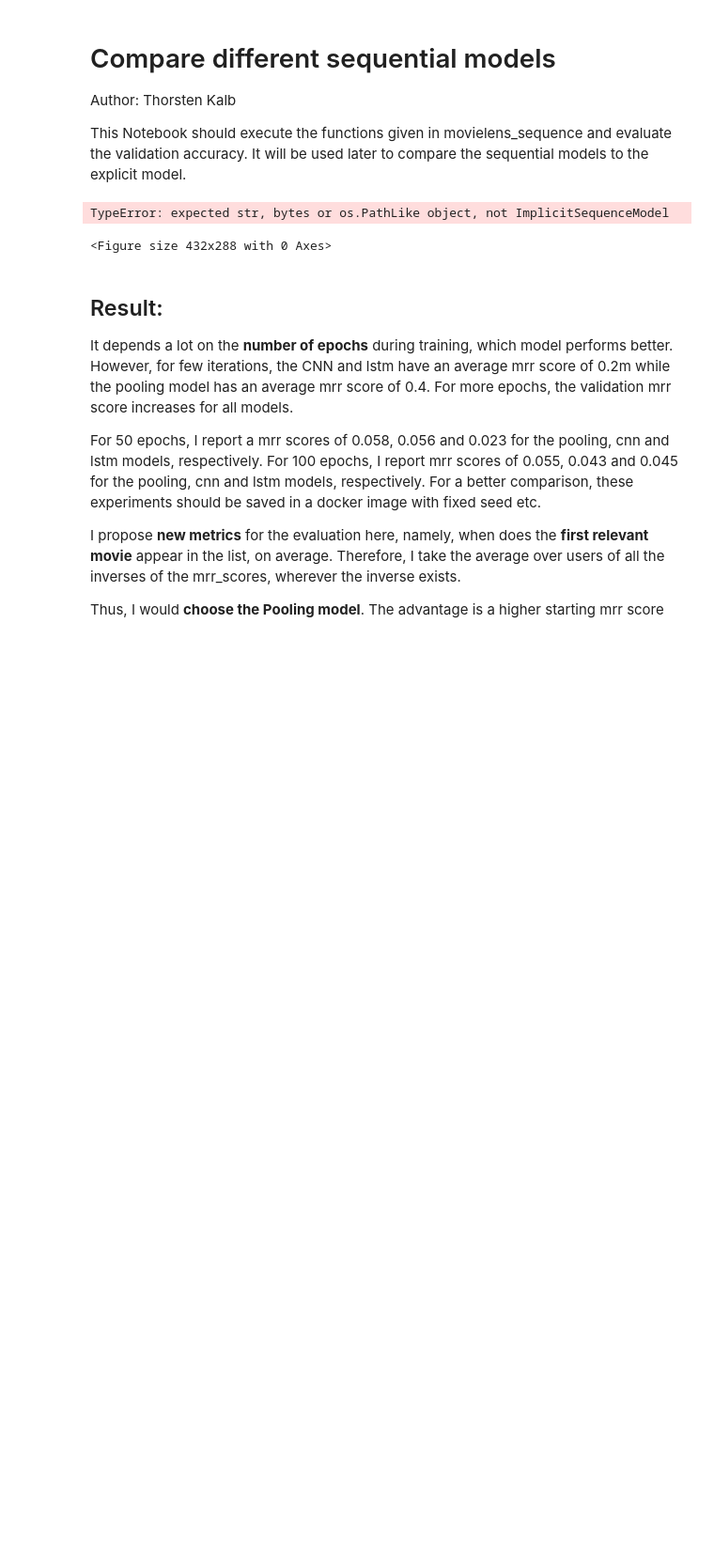
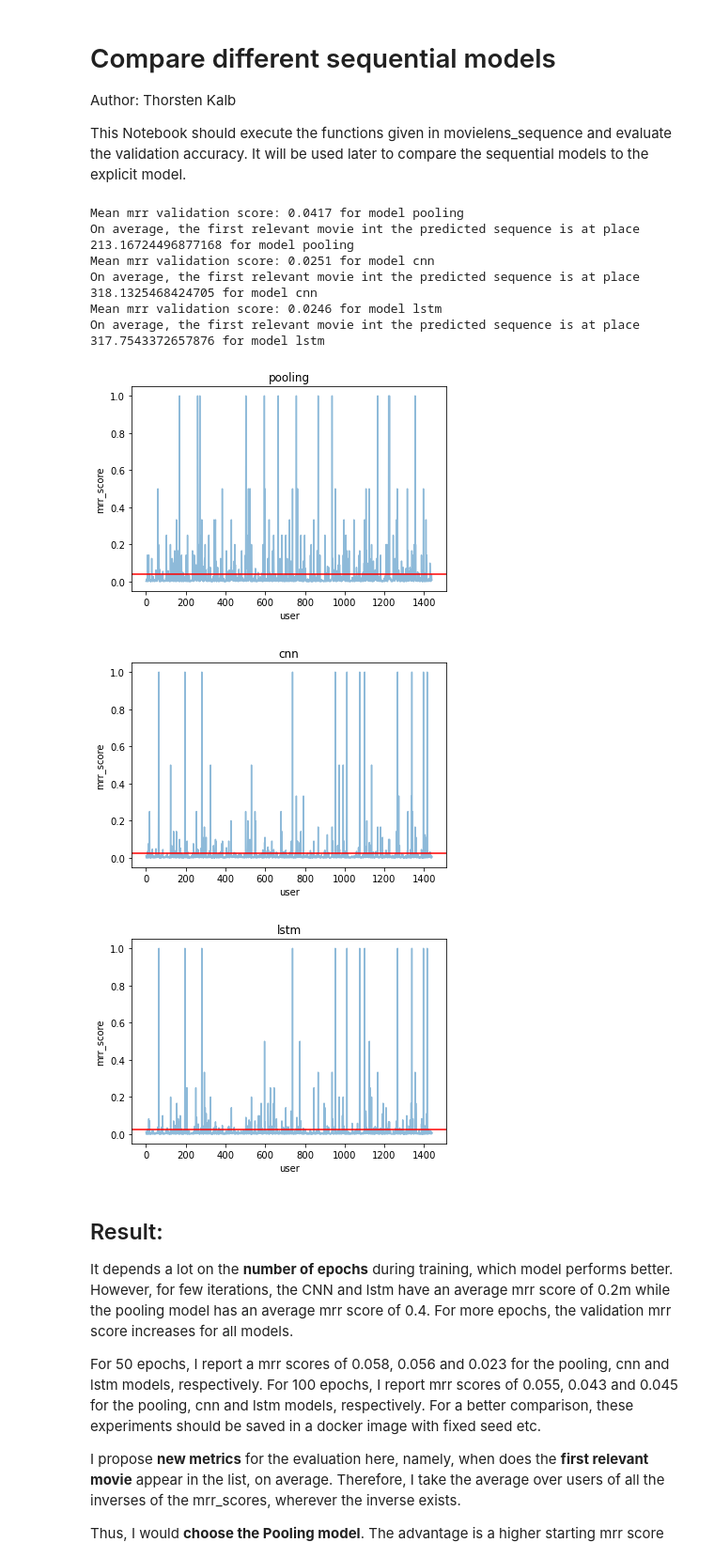
Before and after one commit to maciejkula/spotlight, a Jupyter notebook: examples/movielens_sequence/Compare_Sequential_Models_MLFlow.ipynb, the cells around one changed output. Shown: that part at 94% size. Saved outputs shown, nothing was run; the diff lists cells and outputs as text; code cells hidden in the pictures; blank space fills up the shorter version.

```diff
--- a/examples/movielens_sequence/Compare_Sequential_Models_MLFlow.ipynb
+++ b/examples/movielens_sequence/Compare_Sequential_Models_MLFlow.ipynb
@@ -34,37 +34,44 @@ sequmods = ['pooling','cnn','lstm']
 for repres in sequmods:
     with mlflow.start_run():
         n_iter=1
         loss='bpr'
         model = ImplicitSequenceModel(n_iter=n_iter, #10 #5 #3 #50
                                   representation=repres,
                                   loss=loss)
         model.fit(train)
         mrr = sequence_mrr_score(model, validation)
         fig = plt.figure()
         mean_mrr = np.mean(mrr)
         mean_invmrr = np.mean(1/mrr[mrr>0.0])
         # log the model's parameters in mlflow
         log_param("dataset_name",dataset_name)
         log_param("n_iter",n_iter)
         log_param("loss",loss)
         log_metric("mean_mrr",mean_mrr)
         log_metric("mean_invmrr",mean_invmrr)
         log_param("model type",repres)
-
-        log_artifact("model_object",model)
+        #torch.save(model, "./saved_model")
+        #log_artifact("model_object",model) # requires a dfbs path
         # plot the performance
         plt.plot(mrr,alpha=0.5)
         #plt.yscale('log')
         plt.title(repres)
         plt.xlabel("user")
         plt.ylabel("mrr_score")
         plt.axhline(y=mean_mrr, color='r', linestyle='-')
         print("Mean mrr validation score: {:.4f} for model {}".format(mean_mrr,repres))
         print("On average, the first relevant movie int the predicted sequence is at place {} for model {}".format(mean_invmrr,repres))
     #mlflow.end_run()
 # %% [output]
-TypeError: expected str, bytes or os.PathLike object, not ImplicitSequenceModel
+Mean mrr validation score: 0.0417 for model pooling
+On average, the first relevant movie int the predicted sequence is at place 213.16724496877168 for model pooling
+Mean mrr validation score: 0.0251 for model cnn
+On average, the first relevant movie int the predicted sequence is at place 318.1325468424705 for model cnn
+Mean mrr validation score: 0.0246 for model lstm
+On average, the first relevant movie int the predicted sequence is at place 317.7543372657876 for model lstm
-<Figure size 432x288 with 0 Axes>
+[figure, added]
+[figure, added]
+[figure, added]
 # %%
 #!mlflow ui --backend-store-uri ./mlruns
 # %% [markdown]
```
Also changed, not shown: parts of 2 cells of this notebook, 59 other files.
